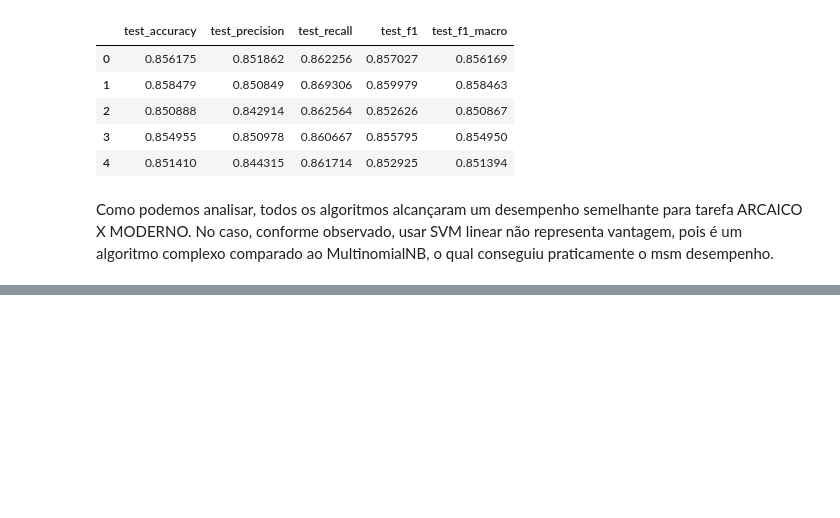
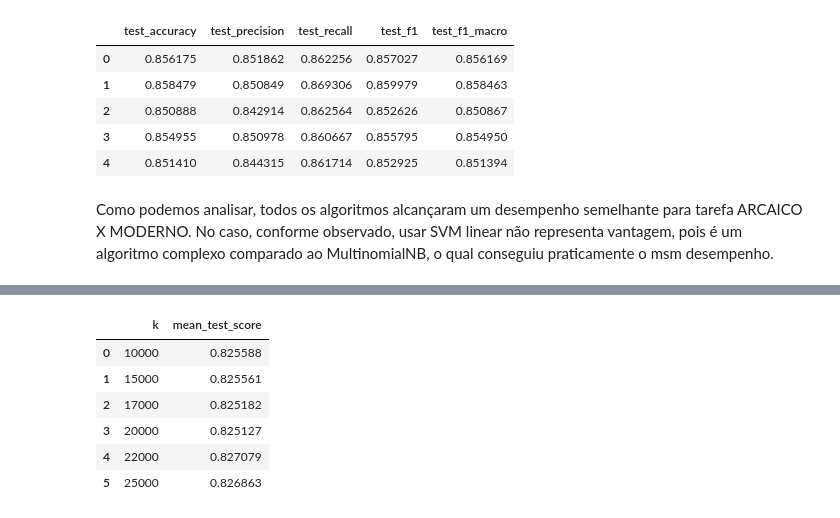
Before and after one commit to Marcos-Med/PLN, a Jupyter notebook: pln.ipynb, the cells around one changed output, grey strips where cells are left out. Saved outputs shown, nothing was run; the diff lists cells and outputs as text; code cells hidden in the pictures; blank space fills up the shorter version.

```diff
--- a/pln.ipynb
+++ b/pln.ipynb
@@ -388,0 +540,15 @@ Como podemos analisar, todos os algoritmos alcançaram um desempenho semelhante
+# %%
+r = grid.cv_results_
+df_r = pd.DataFrame({
+    'k': r['param_select__k'],
+    'mean_test_score': r['mean_test_score']
+})
+df_r
+# %% [output]
+|  | k | mean_test_score |
+| 0 | 10000 | 0.825588 |
+| 1 | 15000 | 0.825561 |
+| 2 | 17000 | 0.825182 |
+| 3 | 20000 | 0.825127 |
+| 4 | 22000 | 0.827079 |
+| 5 | 25000 | 0.826863 |
```
Also changed, not shown: parts of 18 cells of this notebook, 2 other files.
